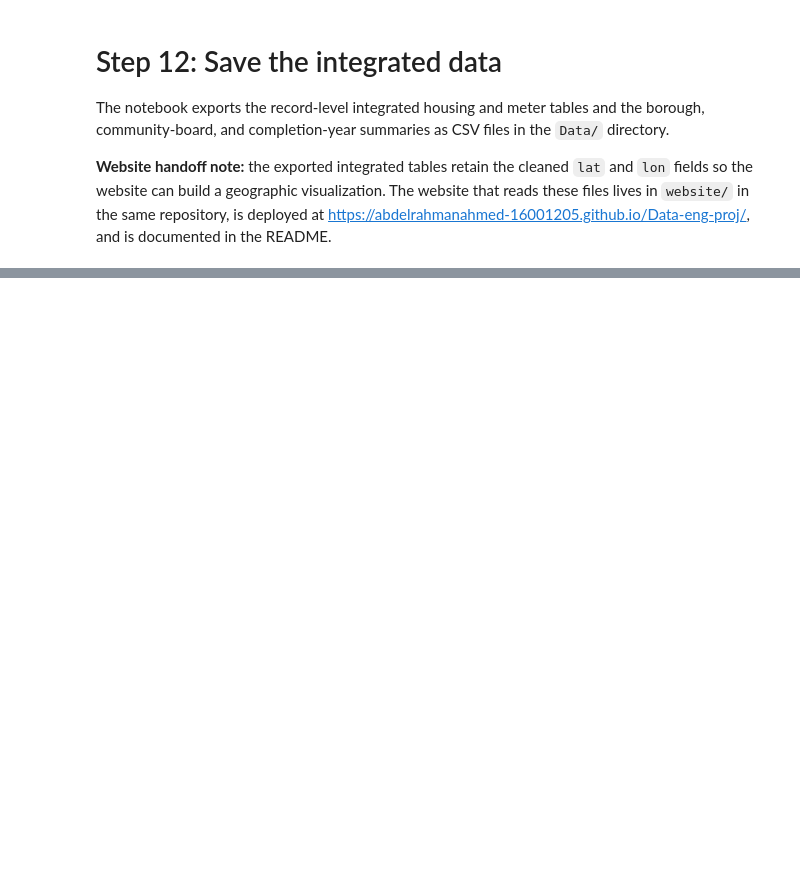
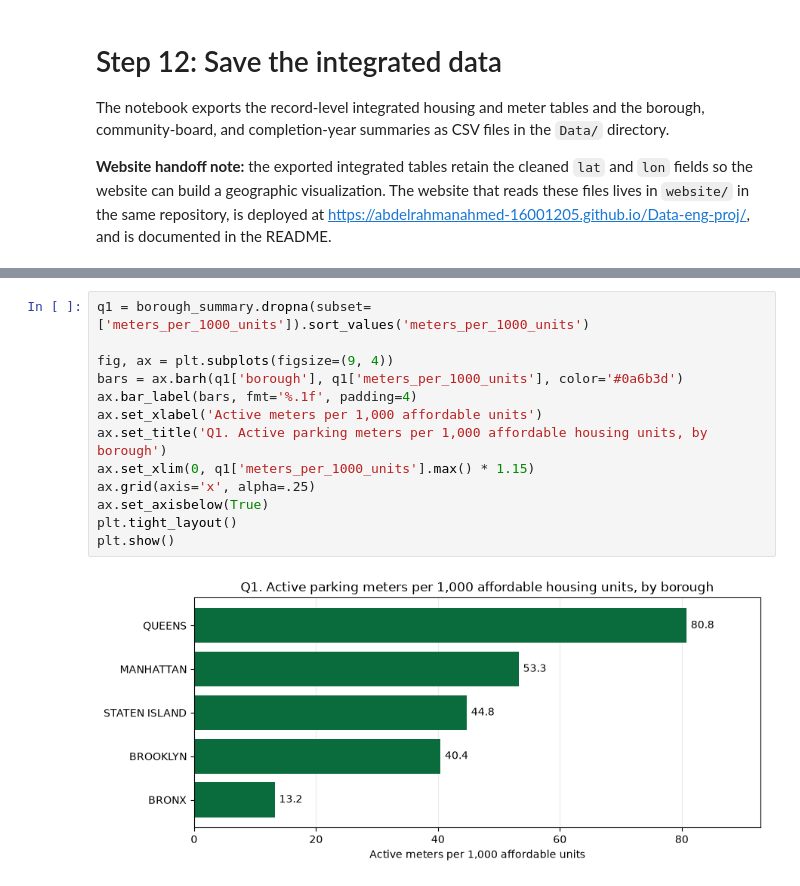
Before and after one commit to abdelrahmanahmed-16001205/Data-eng-proj, a Jupyter notebook: Milestone1_FINAL_SUBMISSION_REVIEWED.ipynb, the cells around one changed output, grey strips where cells are left out. Drawn from its saved outputs; the diff is of its cells as text; blank space fills up the shorter version.

```diff
--- a/Milestone1_FINAL_SUBMISSION_REVIEWED.ipynb
+++ b/Milestone1_FINAL_SUBMISSION_REVIEWED.ipynb
@@ -1280,0 +989,15 @@ The strongest supported conclusion is that affordable-housing records and active
+# %%
+q1 = borough_summary.dropna(subset=['meters_per_1000_units']).sort_values('meters_per_1000_units')
+
+fig, ax = plt.subplots(figsize=(9, 4))
+bars = ax.barh(q1['borough'], q1['meters_per_1000_units'], color='#0a6b3d')
+ax.bar_label(bars, fmt='%.1f', padding=4)
+ax.set_xlabel('Active meters per 1,000 affordable units')
+ax.set_title('Q1. Active parking meters per 1,000 affordable housing units, by borough')
+ax.set_xlim(0, q1['meters_per_1000_units'].max() * 1.15)
+ax.grid(axis='x', alpha=.25)
+ax.set_axisbelow(True)
+plt.tight_layout()
+plt.show()
+# %% [output]
+[figure, added]
```
Also changed, not shown: parts of 53 cells of this notebook, 10 other files.
